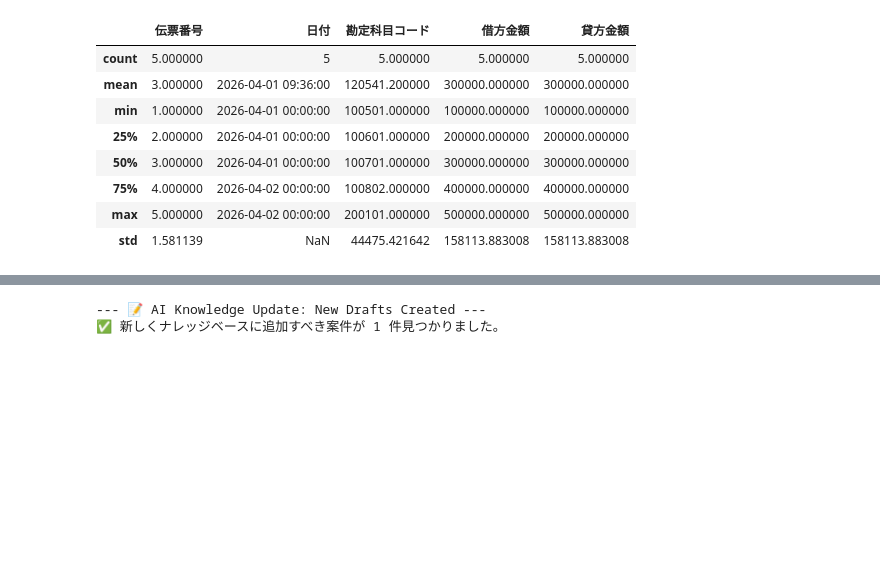
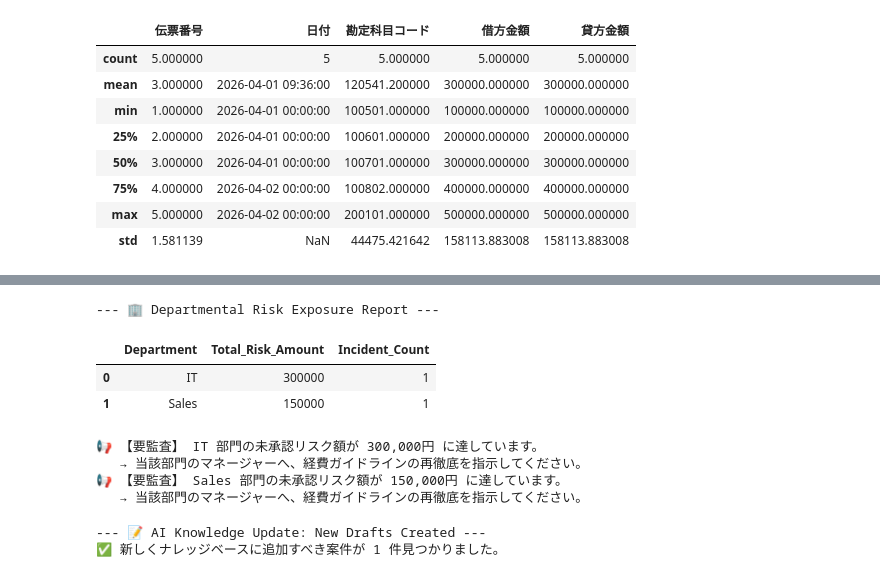
Before and after one commit to KojiKaiwa/D365-Finance-Automation, a Jupyter notebook: D365_Data_Processing.ipynb, the cells around one changed output, grey strips where cells are left out. Drawn from its saved outputs; the diff is of its cells as text; code cells hidden in the pictures; blank space fills up the shorter version.

```diff
--- a/D365_Data_Processing.ipynb
+++ b/D365_Data_Processing.ipynb
@@ -34,3 +77,45 @@ display(df.describe())
+# %%
+import pandas as pd
+
+# 1. 部署マスタデータの追加（模擬）
+user_dept_map = {
+    'User': ['UserA', 'UserB', 'UserC', 'UserD'],
+    'Dept': ['Sales', 'Sales', 'IT', 'Sales']
+}
+df_dept = pd.DataFrame(user_dept_map)
+
+# 2. 監査結果と部署データをマージ
+df_audit_dept = pd.merge(df_expense, df_dept, on='User')
+
+# 3. 「リスクあり」と判定された行のみを抽出して集計
+# リスクがあるものだけを対象に、部署ごとの合計金額を算出します
+risk_analysis = df_audit_dept[df_audit_dept['Audit_Result'].str.contains('High|Warning')]
+
+# 部署ごとのリスク総額と件数を集計
+dept_risk_summary = risk_analysis.groupby('Dept').agg({
+    'Amount': 'sum',
+    'User': 'count'
+}).reset_index()
+
+dept_risk_summary.columns = ['Department', 'Total_Risk_Amount', 'Incident_Count']
+
+print("--- 🏢 Departmental Risk Exposure Report ---")
+display(dept_risk_summary.sort_values(by='Total_Risk_Amount', ascending=False))
+
+# 4. 管理者（Asia Finance Lead）へのアドバイス
+for index, row in dept_risk_summary.iterrows():
+    if row['Total_Risk_Amount'] >= 100000:
+        print(f"📢 【要監査】 {row['Department']} 部門の未承認リスク額が {row['Total_Risk_Amount']:,}円 に達しています。")
+        print(f"   → 当該部門のマネージャーへ、経費ガイドラインの再徹底を指示してください。")
+# %% [output]
+--- 🏢 Departmental Risk Exposure Report ---
+|  | Department | Total_Risk_Amount | Incident_Count |
+| 0 | IT | 300000 | 1 |
+| 1 | Sales | 150000 | 1 |
+📢 【要監査】 IT 部門の未承認リスク額が 300,000円 に達しています。
+   → 当該部門のマネージャーへ、経費ガイドラインの再徹底を指示してください。
+📢 【要監査】 Sales 部門の未承認リスク額が 150,000円 に達しています。
+   → 当該部門のマネージャーへ、経費ガイドラインの再徹底を指示してください。
 # %%
 import pandas as pd
 
```
Also changed, not shown: parts of 1 cell of this notebook.
